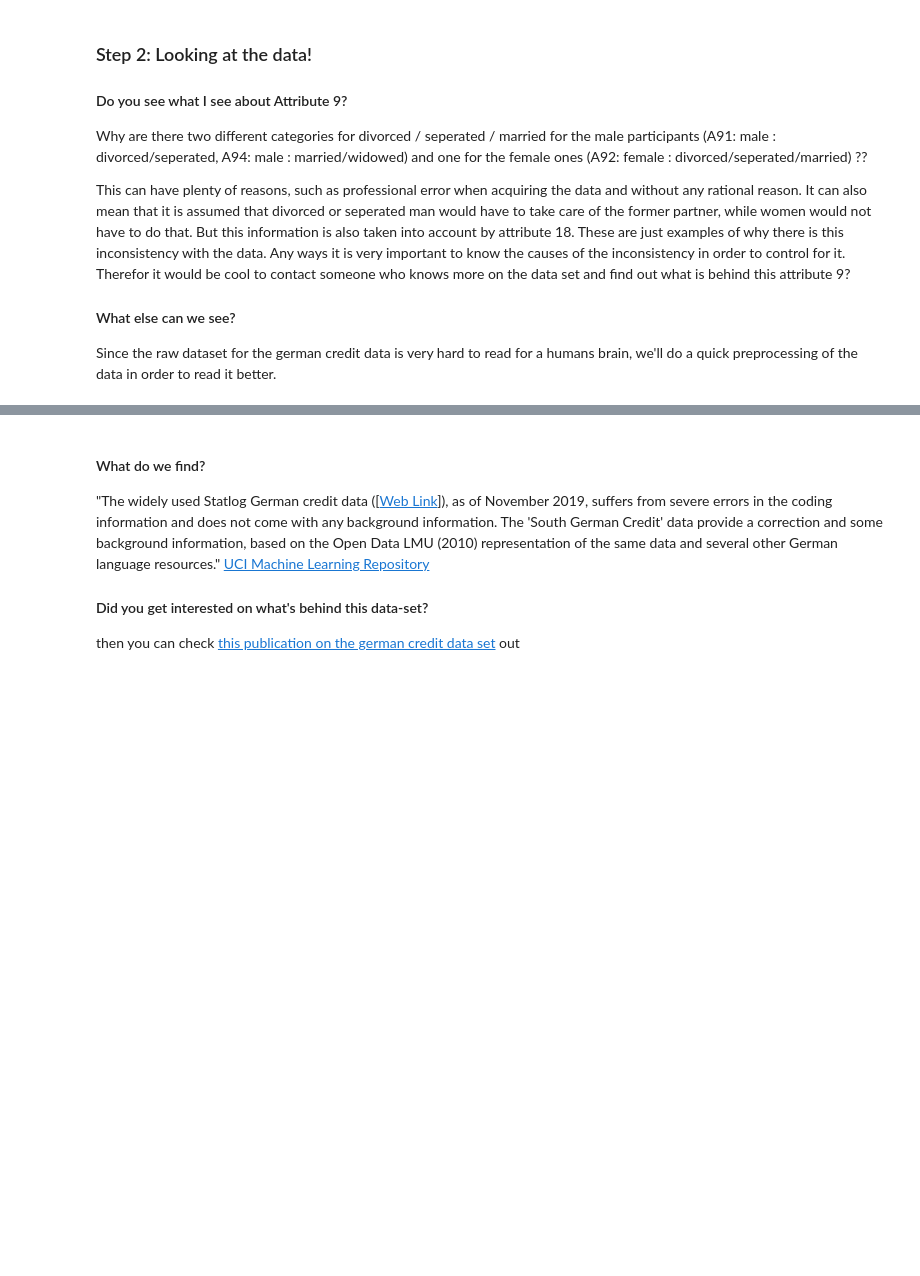
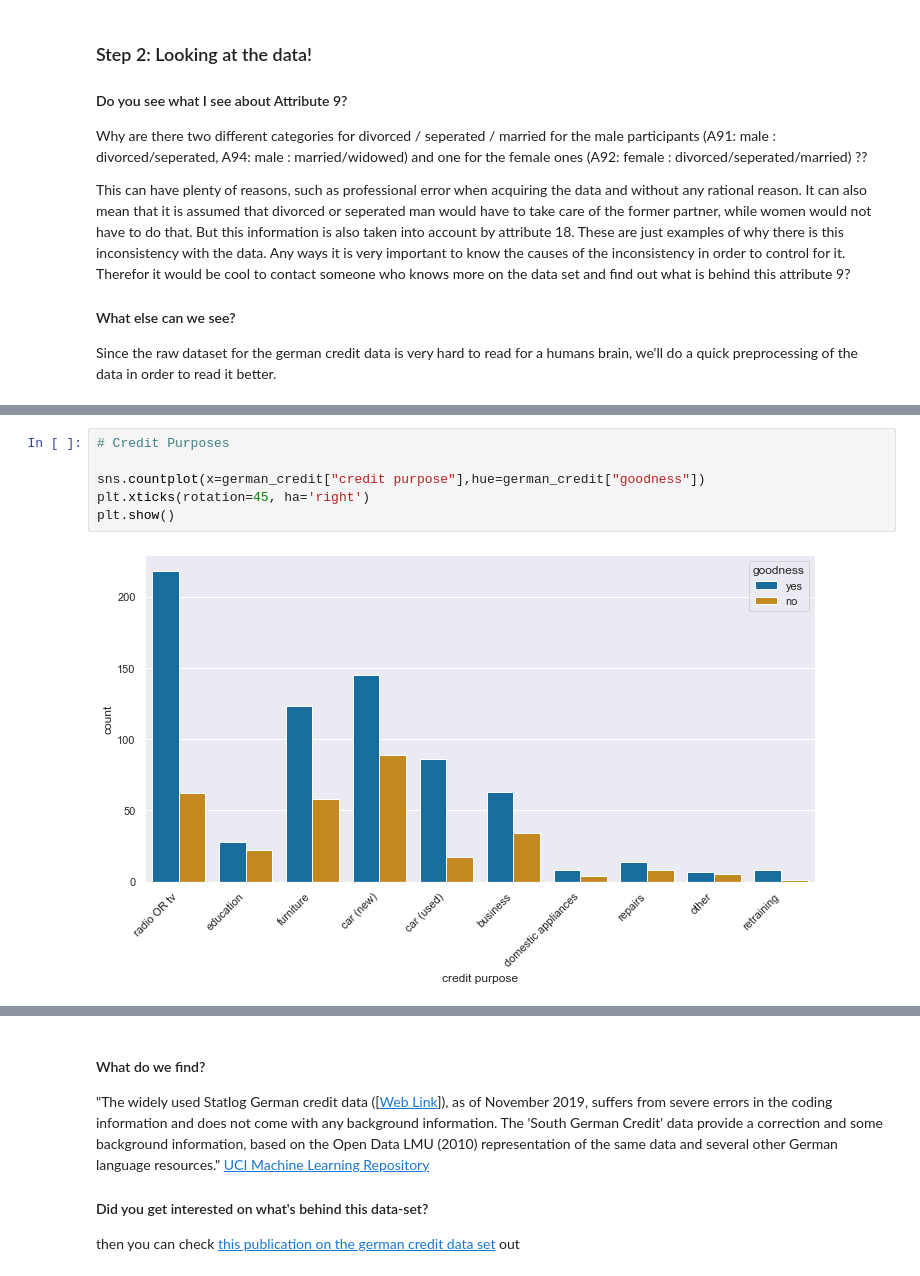
Before and after one commit to FUB-HCC/hcds-summer-2022, a Jupyter notebook: assignment_solutions/A2_Data/A2_Data-Solution.ipynb, the cells around one changed output, grey strips where cells are left out. Cells and saved outputs as stored; diff of their text form; blank space fills up the shorter version.

```diff
--- a/assignment_solutions/A2_Data/A2_Data-Solution.ipynb
+++ b/assignment_solutions/A2_Data/A2_Data-Solution.ipynb
@@ -200,0 +314,8 @@ german_credit
+# %%
+# Credit Purposes
+
+sns.countplot(x=german_credit["credit purpose"],hue=german_credit["goodness"])
+plt.xticks(rotation=45, ha='right')
+plt.show()
+# %% [output]
+[figure, added]
```
Also changed, not shown: parts of 31 cells of this notebook, 8 other files.
